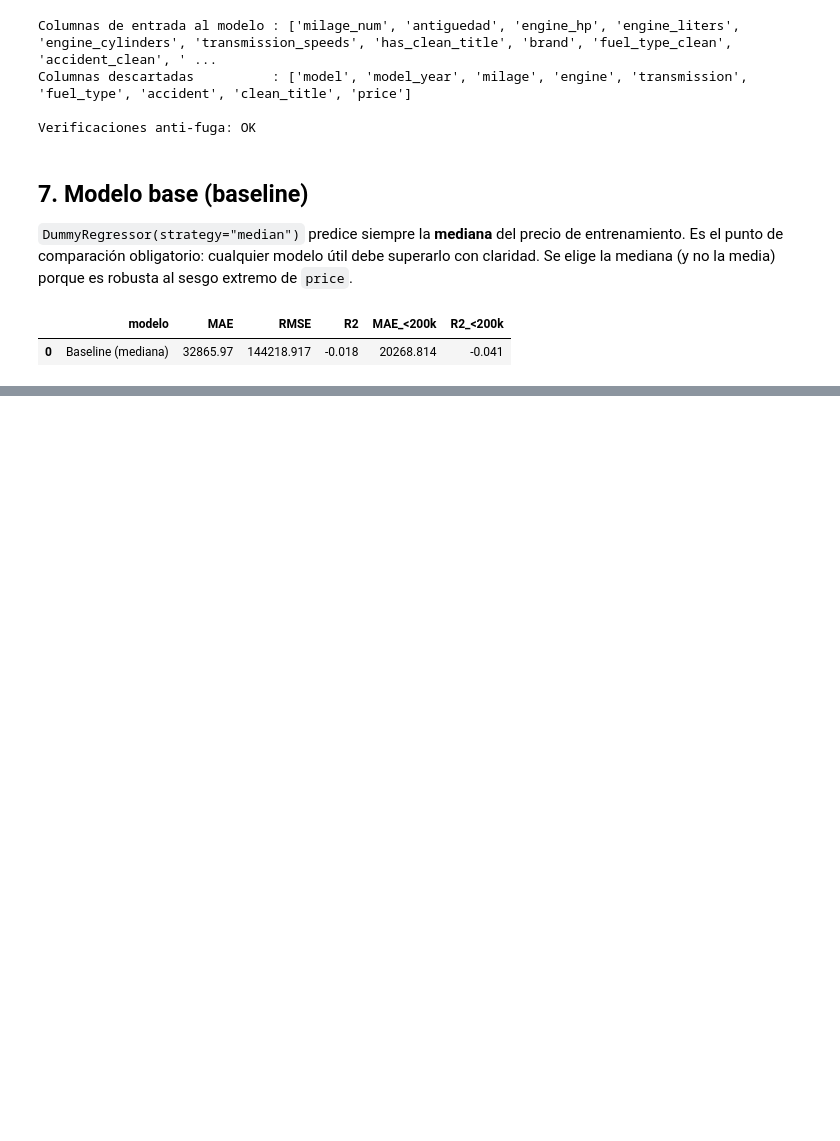
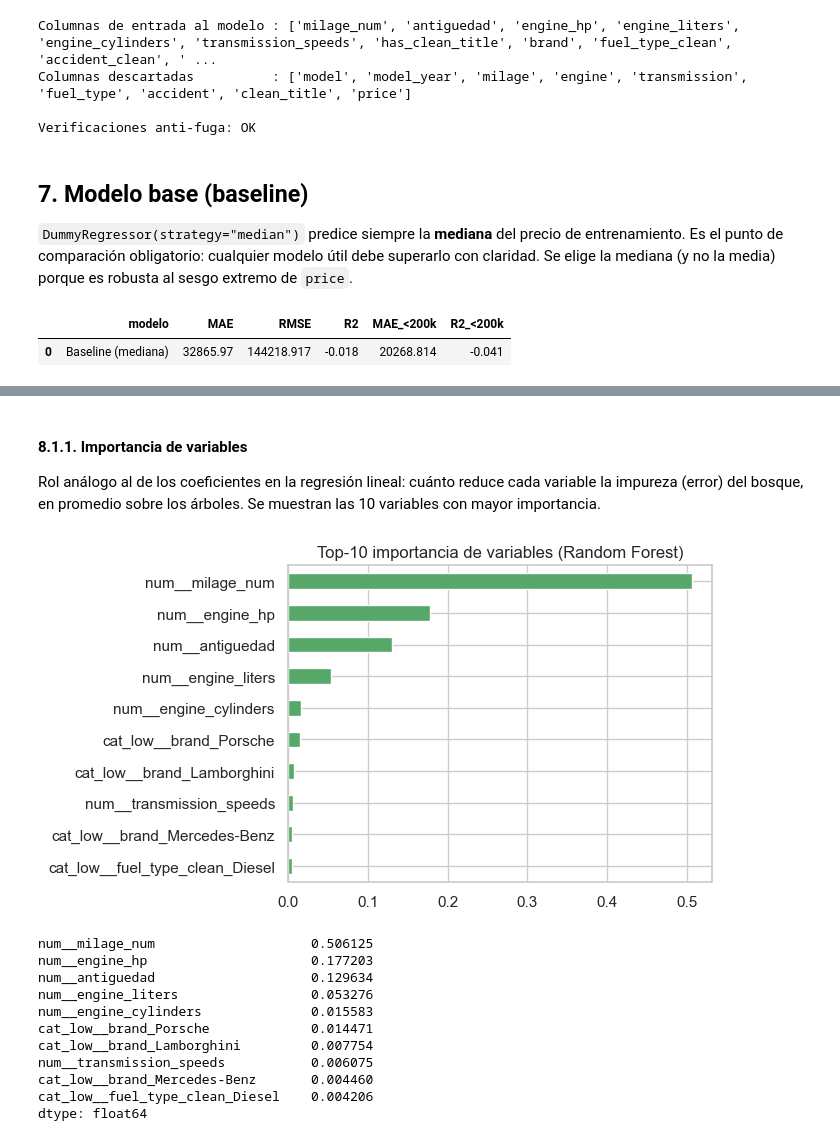
Before and after one commit to Jonathanmg1415/proyecto-modelos-simulacion, a Jupyter notebook: fase-1/notebook.ipynb, the cells around one changed output, grey strips where cells are left out. Cells and saved outputs as stored; diff of their text form; code cells hidden in the pictures; blank space fills up the shorter version.

```diff
--- a/fase-1/notebook.ipynb
+++ b/fase-1/notebook.ipynb
@@ -650,0 +694,25 @@ pd.DataFrame(resultados).round(3)
+# %%
+feature_builder = FunctionTransformer(clean_features, kw_args={"ref_year": REF_YEAR_TRAIN})
+
+pipeline_rf = Pipeline([
+    ("features", feature_builder),
+    ("prep", preprocesador),
+    ("reg", RandomForestRegressor(n_estimators=300, random_state=RANDOM_STATE, n_jobs=-1)),
+])
+
+modelo_rf = TransformedTargetRegressor(
+    regressor=pipeline_rf,
+    func=np.log1p,
+    inverse_func=np.expm1,
+)
+
+modelo_rf.fit(X_train, y_train)
+
+# Validación cruzada (5 folds) SOLO sobre entrenamiento — sin tocar el test.
+cv_mae = -cross_val_score(modelo_rf, X_train, y_train, cv=5,
+                          scoring="neg_mean_absolute_error", n_jobs=-1)
+print(f"MAE en CV (train, 5 folds): {cv_mae.mean():,.0f} USD  ±{cv_mae.std():,.0f}")
+
+pred_rf = modelo_rf.predict(X_test)
+resultados.append(evaluar("Random Forest (log1p)", y_test, pred_rf))
+pd.DataFrame(resultados).round(3)
@@ -650,0 +724,32 @@ pd.DataFrame(resultados).round(3)
+# %% [markdown]
+#### 8.1.1. Importancia de variables
+
+Rol análogo al de los coeficientes en la regresión lineal: cuánto reduce cada
+variable la impureza (error) del bosque, en promedio sobre los árboles. Se
+muestran las 10 variables con mayor importancia.
+# %%
+importancias = pd.Series(
+    modelo_rf.regressor_.named_steps["reg"].feature_importances_,
+    index=modelo_rf.regressor_.named_steps["prep"].get_feature_names_out(),
+).sort_values(ascending=False)
+
+fig, ax = plt.subplots(figsize=(7, 4))
+importancias.head(10).iloc[::-1].plot.barh(ax=ax, color="#55A868")
+ax.set_title("Top-10 importancia de variables (Random Forest)")
+plt.tight_layout()
+plt.show()
+
+importancias.head(10)
+# %% [output]
+[figure, added]
+num__milage_num                    0.506125
+num__engine_hp                     0.177203
+num__antiguedad                    0.129634
+num__engine_liters                 0.053276
+num__engine_cylinders              0.015583
+cat_low__brand_Porsche             0.014471
+cat_low__brand_Lamborghini         0.007754
+num__transmission_speeds           0.006075
+cat_low__brand_Mercedes-Benz       0.004460
+cat_low__fuel_type_clean_Diesel    0.004206
+dtype: float64
```
Also changed, not shown: parts of 23 cells of this notebook, 3 other files.
